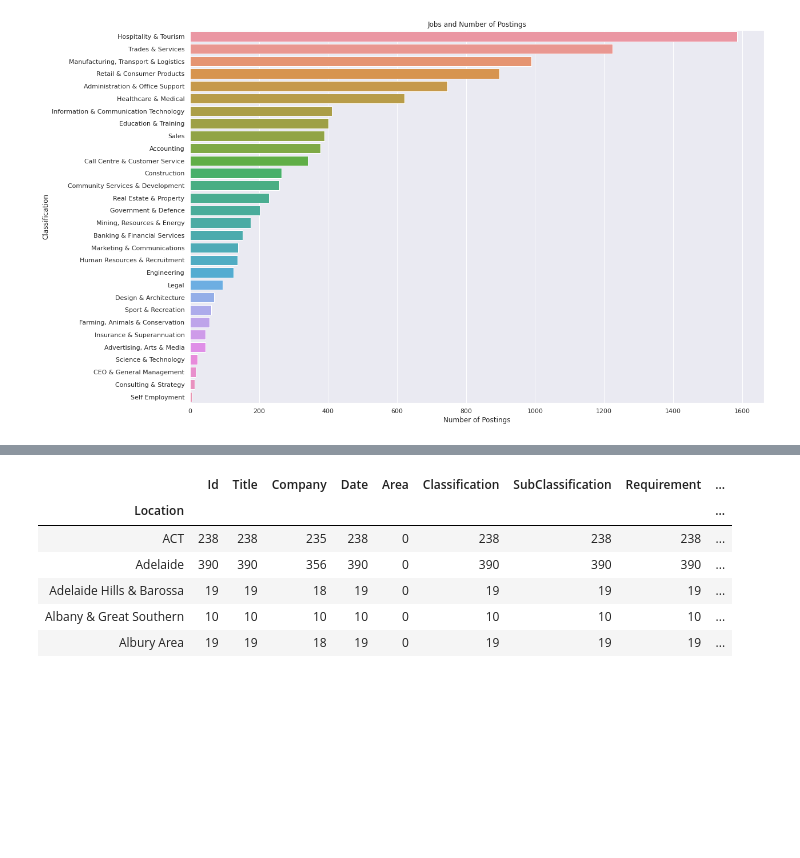
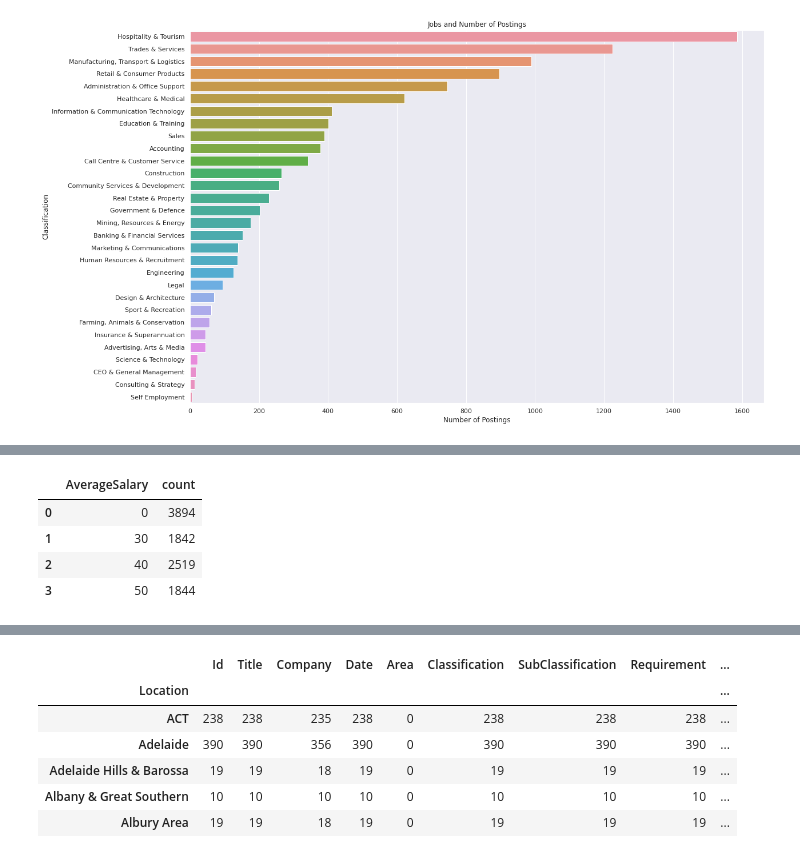
Before and after one commit to dohaicuong/big-data-analysis, a Jupyter notebook: src/lab2/job-market-lab2-3803ict.ipynb, the cells around one changed output, grey strips where cells are left out. Drawn from its saved outputs; the diff is of its cells as text; code cells hidden in the pictures; blank space fills up the shorter version.

```diff
--- a/src/lab2/job-market-lab2-3803ict.ipynb
+++ b/src/lab2/job-market-lab2-3803ict.ipynb
@@ -52,0 +38,17 @@ import matplotlib
+# %%
+jobPostsBySalaryRange = df.assign(AverageSalary = (df['HighestSalary'] + df['LowestSalary']) / 2)
+jobPostsBySalaryRange = jobPostsBySalaryRange.groupby(
+  pd.cut(
+    jobPostsBySalaryRange['AverageSalary'],
+    bins=[0, 30, 40, 50, np.inf],
+    labels=['0', '30', '40', '50']
+  )
+).size().reset_index(name='count')
+
+jobPostsBySalaryRange.head(5)
+# %% [output]
+|  | AverageSalary | count |
+| 0 | 0 | 3894 |
+| 1 | 30 | 1842 |
+| 2 | 40 | 2519 |
+| 3 | 50 | 1844 |
```
Also changed, not shown: parts of 3 cells of this notebook.
